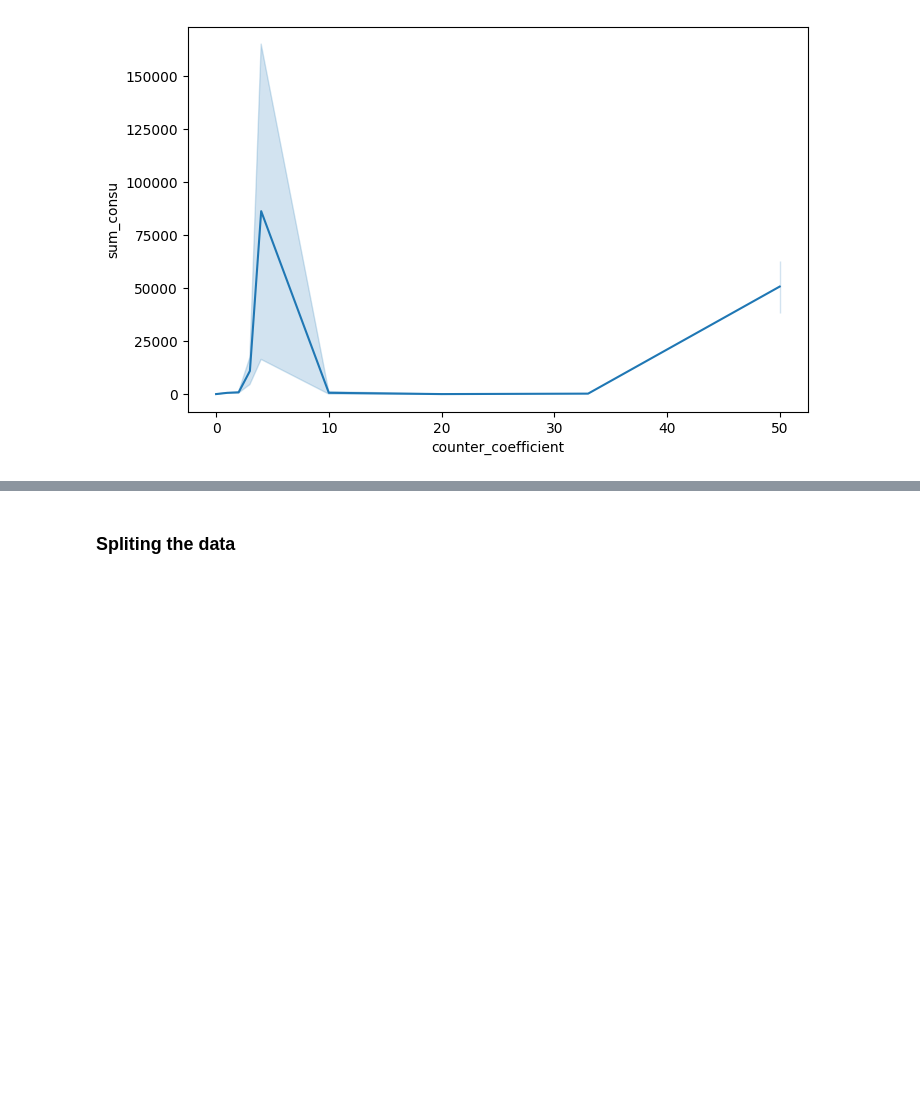
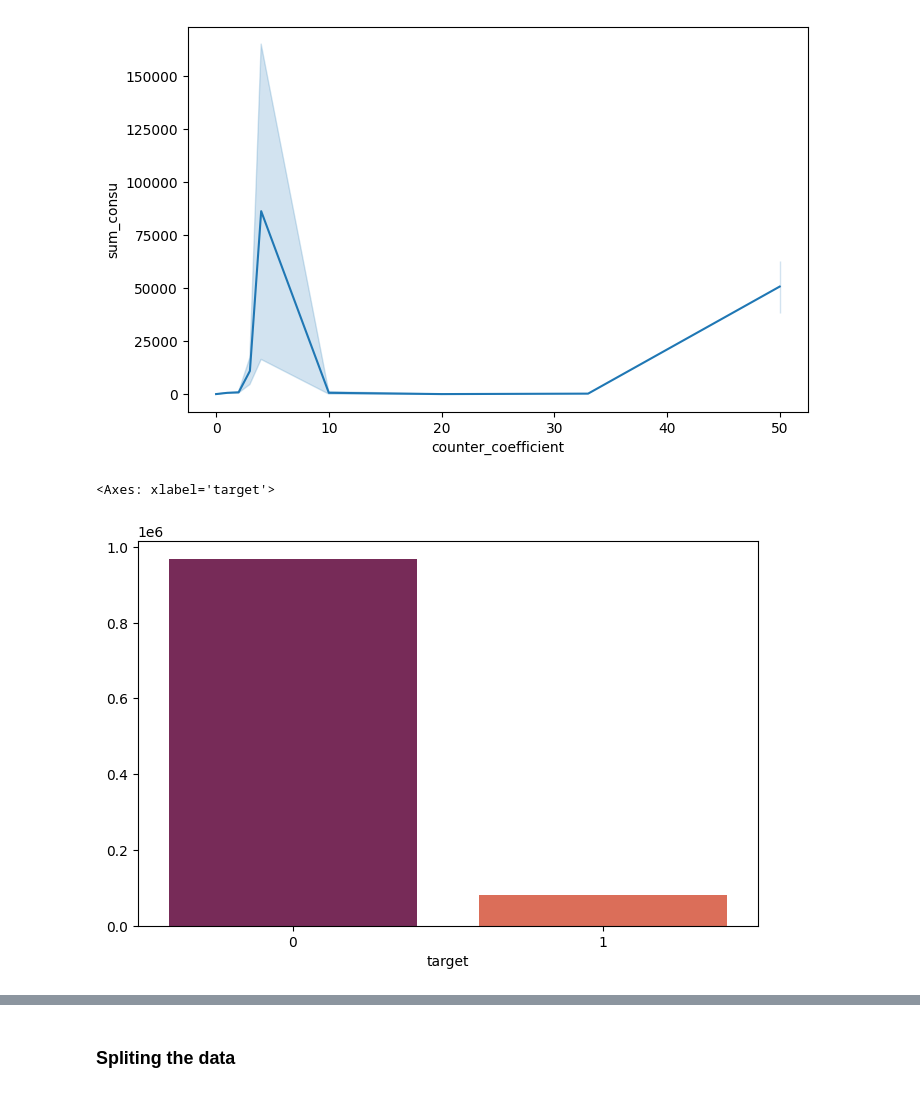
Before and after one commit to barbarattorres/ML-Frauddetection, a Jupyter notebook: GROUP_Day_01_EDA.ipynb, the cells around one changed output, grey strips where cells are left out. Saved outputs shown, nothing was run; the diff lists cells and outputs as text; code cells hidden in the pictures; blank space fills up the shorter version.

```diff
--- a/GROUP_Day_01_EDA.ipynb
+++ b/GROUP_Day_01_EDA.ipynb
@@ -196,3 +192,9 @@ sns.lineplot(data=df_fraud_dummy, x = 'counter_coefficient', y ='sum_consu')
 # %% [output]
 <Axes: xlabel='counter_coefficient', ylabel='sum_consu'>
 [figure]
+# %%
+ds = df_fraud_dummy.groupby(['target'])['ID'].count()
+sns.barplot(x=ds.index, y=ds.values, palette="rocket")
+# %% [output]
+<Axes: xlabel='target'>
+[figure, added]
```
Also changed, not shown: parts of 13 cells of this notebook, 7 other files.
